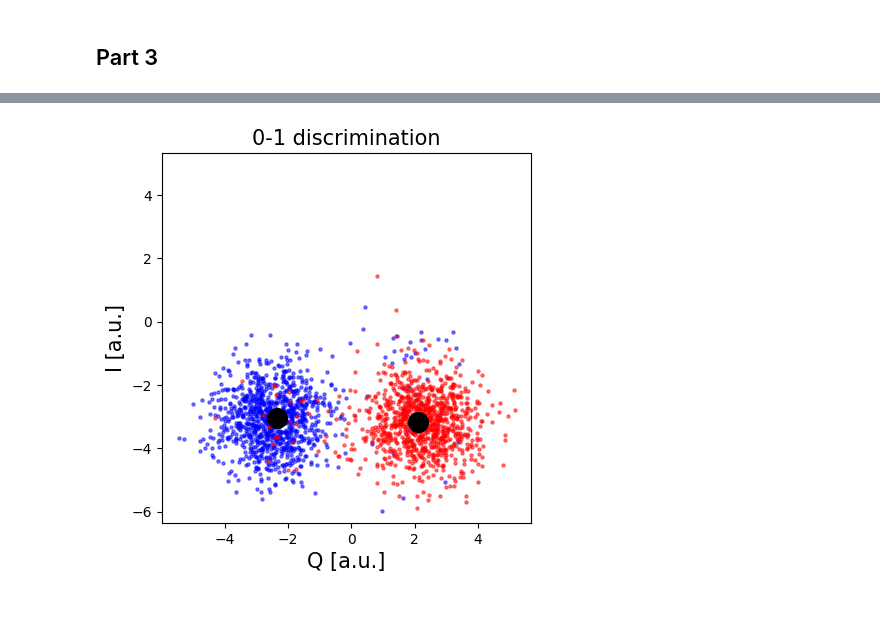
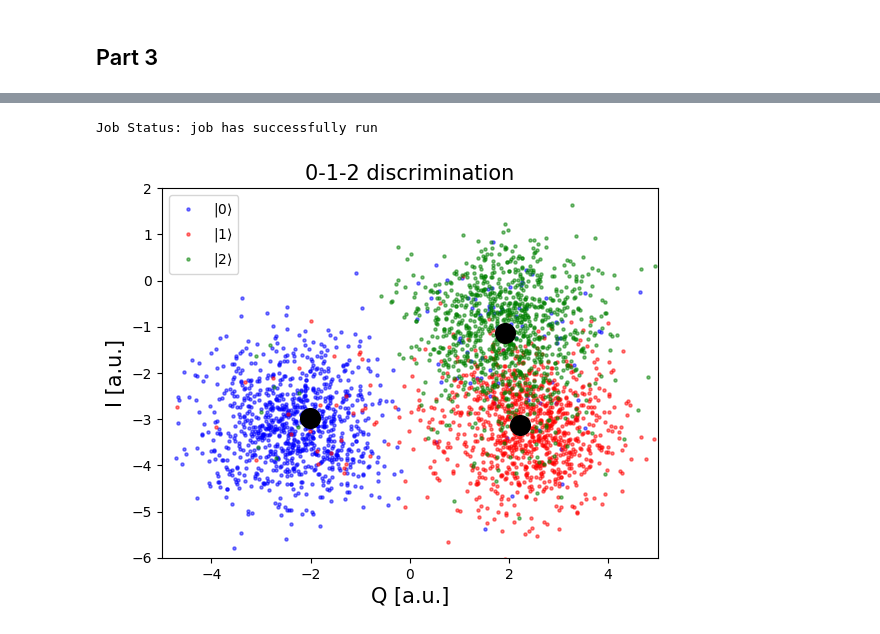
Before and after one commit to drewcurran/ECE396_Project, a Jupyter notebook: Beyond the Two-Level System.ipynb, the cells around one changed output, grey strips where cells are left out. Cells and saved outputs as stored; diff of their text form; code cells hidden in the pictures.

```diff
--- a/Beyond the Two-Level System.ipynb
+++ b/Beyond the Two-Level System.ipynb
@@ -328,6 +328,8 @@ plt.plot(drive_amps, y_fit, color='red')
 
 drive_period = fit_params[2] # get period of rabi oscillation
 
+pi_amp = drive_period/2
+
 plt.axvline(drive_period/2, color='red', linestyle='--')
 plt.axvline(drive_period, color='red', linestyle='--')
 plt.annotate("", xy=(drive_period, 0), xytext=(drive_period/2,0), arrowprops=dict(arrowstyle="<->", color='red'))
@@ -512,7 +604,10 @@ gnd_schedule.draw(backend=backend)
 # %%
-## create excited state schedule
+## Schedule pulse from 1->2
 
-with pulse.build(backend=backend, default_alignment='sequential', name='excited state') as exc_schedule:
+with pulse.build(backend=backend, default_alignment='sequential', name='x12 schedule') as x12_sched:
     drive_chan = pulse.drive_channel(qubit)
-    pulse.set_frequency(rough_qubit_frequency, drive_chan)
-    pulse.call(pi_pulse)
+    pulse.set_frequency(qubit_12_freq, drive_chan)
+    pulse.play(pulse.Gaussian(duration=x12_duration,
+                              amp=pi_amp_12,
+                              sigma=x12_sigma,
+                              name='x12_pulse'), drive_chan)
@@ -545,4 +642,6 @@ job_monitor(job)
 # %%
 ## monitor job status
 
-job_monitor(job)
+job_monitor(IQ_012_job)
+# %% [output]
+Job Status: job has successfully run
@@ -553,31 +648,43 @@ gnd_exc_results = job.result(timeout=120)
+# %%
+## retrieve job results
+
+IQ_012_data = get_job_data(IQ_012_job, average=False)
+zero_data = IQ_012_data[0]
+one_data = IQ_012_data[1]
+two_data = IQ_012_data[2]
 # %%
-gnd_results = gnd_exc_results.get_memory(0)[:, qubit]*scale_factor
-exc_results = gnd_exc_results.get_memory(1)[:, qubit]*scale_factor
+## plot the distributions
 
-plt.figure()
+# Helper function for plotting IQ plane for 0, 1, 2
+def IQ_012_plot(x_min, x_max, y_min, y_max):
+    # zero data plotted in blue
+    plt.scatter(np.real(zero_data), np.imag(zero_data),
+                    s=5, cmap='viridis', c='blue', alpha=0.5, label=r'$|0\rangle$')
+    # one data plotted in red
+    plt.scatter(np.real(one_data), np.imag(one_data),
+                    s=5, cmap='viridis', c='red', alpha=0.5, label=r'$|1\rangle$')
+    # two data plotted in green
+    plt.scatter(np.real(two_data), np.imag(two_data),
+                    s=5, cmap='viridis', c='green', alpha=0.5, label=r'$|2\rangle$')
 
-# Plot all the results
-# All results from the ground state are plotted in blue
-plt.scatter(np.real(gnd_results), np.imag(gnd_results),
-                s=5, cmap='viridis', c='blue', alpha=0.5, label='state_0')
-# All results from the excited state are plotted in red
-plt.scatter(np.real(exc_results), np.imag(exc_results),
-                s=5, cmap='viridis', c='red', alpha=0.5, label='state_1')
+    # Plot a large dot for the average result of the 0, 1 and 2 states.
+    mean_zero = np.mean(zero_data) # takes mean of both real and imaginary parts
+    mean_one = np.mean(one_data)
+    mean_two = np.mean(two_data)
+    plt.scatter(np.real(mean_zero), np.imag(mean_zero),
+                s=200, cmap='viridis', c='black',alpha=1.0)
+    plt.scatter(np.real(mean_one), np.imag(mean_one),
+                s=200, cmap='viridis', c='black',alpha=1.0)
+    plt.scatter(np.real(mean_two), np.imag(mean_two),
+                s=200, cmap='viridis', c='black',alpha=1.0)
 
-plt.axis('square')
+    plt.xlim(x_min, x_max)
+    plt.ylim(y_min,y_max)
+    plt.legend()
+    plt.ylabel('I [a.u.]', fontsize=15)
+    plt.xlabel('Q [a.u.]', fontsize=15)
+    plt.title("0-1-2 discrimination", fontsize=15)
 
-# Plot a large dot for the average result of the 0 and 1 states.
-mean_gnd = np.mean(gnd_results) # takes mean of both real and imaginary parts
-mean_exc = np.mean(exc_results)
-plt.scatter(np.real(mean_gnd), np.imag(mean_gnd),
-            s=200, cmap='viridis', c='black',alpha=1.0, label='state_0_mean')
-plt.scatter(np.real(mean_exc), np.imag(mean_exc),
-            s=200, cmap='viridis', c='black',alpha=1.0, label='state_1_mean')
-
-plt.ylabel('I [a.u.]', fontsize=15)
-plt.xlabel('Q [a.u.]', fontsize=15)
-plt.title("0-1 discrimination", fontsize=15)
-
-plt.show()
+IQ_012_plot(-5, 5, -6, 2)
 # %% [output]
-[figure, old version]
+[figure, new version]
```
Also changed, not shown: parts of 40 cells of this notebook.
